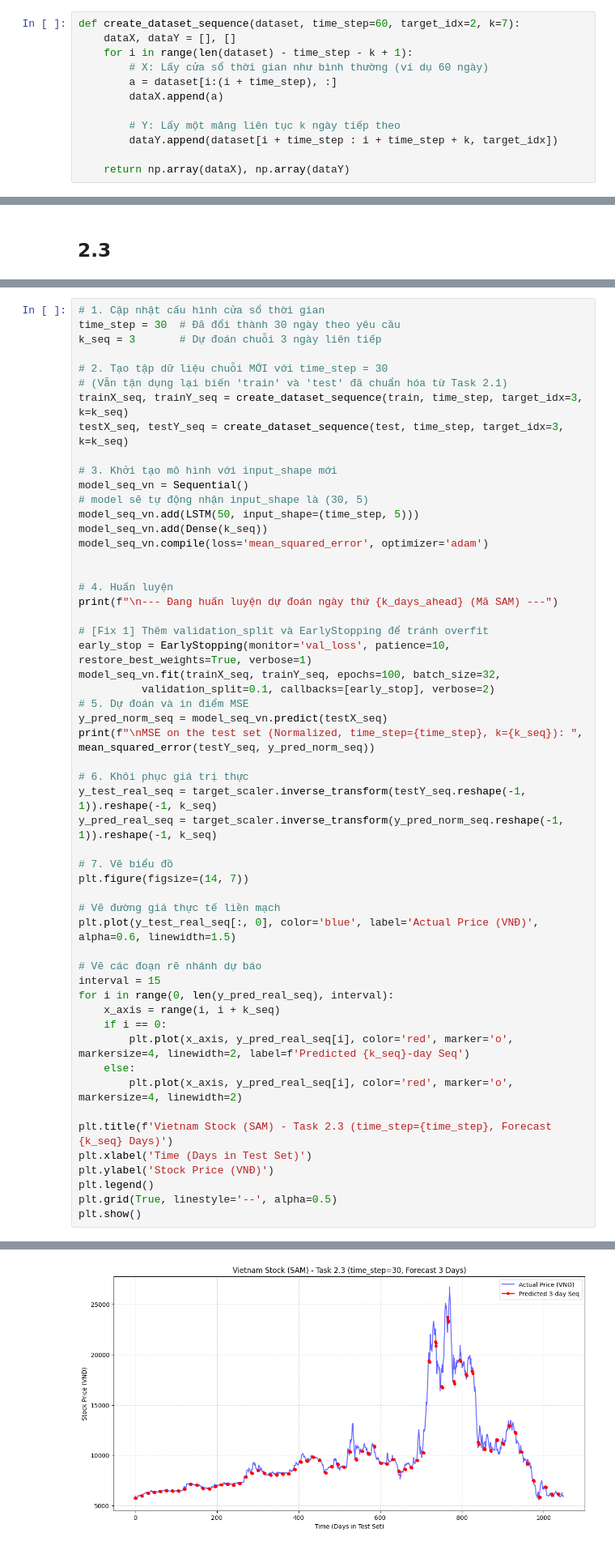
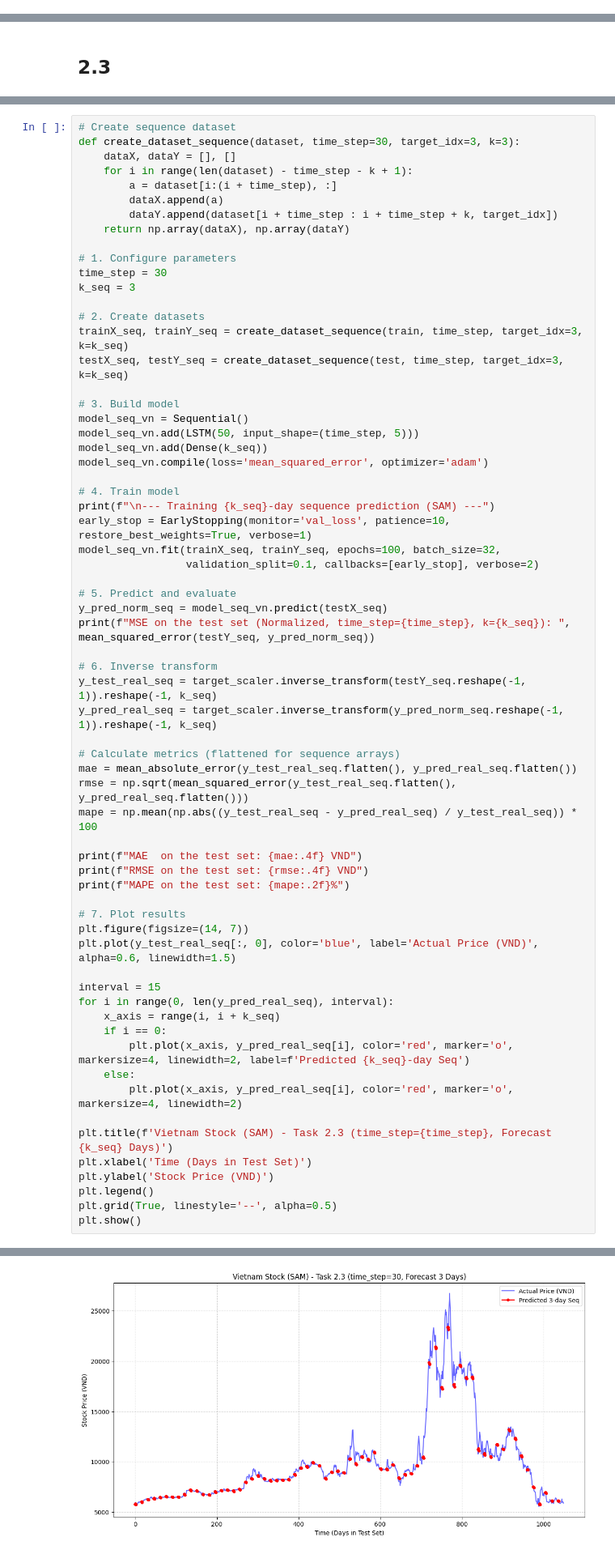
Before and after one commit to hodatisg520/Deep-Learning-Market-Forecasting-Portfolio-Optimization, a Jupyter notebook: Final_project_DL4AI.ipynb, the cells around one changed output, grey strips where cells are left out. Shown at 81% size. Drawn from its saved outputs; the diff is of its cells as text.

```diff
--- a/Final_project_DL4AI.ipynb
+++ b/Final_project_DL4AI.ipynb
@@ -388,13 +358 @@ MAPE on the test set (k=3): 5.35%
-# %%
-def create_dataset_sequence(dataset, time_step=60, target_idx=2, k=7):
-    dataX, dataY = [], []
-    for i in range(len(dataset) - time_step - k + 1):
-        # X: Lấy cửa sổ thời gian như bình thường (ví dụ 60 ngày)
-        a = dataset[i:(i + time_step), :]
-        dataX.append(a)
-
-        # Y: Lấy một mảng liên tục k ngày tiếp theo
-        dataY.append(dataset[i + time_step : i + time_step + k, target_idx])
-
-    return np.array(dataX), np.array(dataY)
 # %%
@@ -730,43 +630,54 @@ def create_dataset_sequence(dataset, time_step=30, target_idx=3, k=3):
 # %%
-# 1. Cập nhật cấu hình cửa sổ thời gian
-time_step = 30  # Đã đổi thành 30 ngày theo yêu cầu
-k_seq = 3       # Dự đoán chuỗi 3 ngày liên tiếp
+# Create sequence dataset
+def create_dataset_sequence(dataset, time_step=30, target_idx=3, k=3):
+    dataX, dataY = [], []
+    for i in range(len(dataset) - time_step - k + 1):
+        a = dataset[i:(i + time_step), :]
+        dataX.append(a)
+        dataY.append(dataset[i + time_step : i + time_step + k, target_idx])
+    return np.array(dataX), np.array(dataY)
 
-# 2. Tạo tập dữ liệu chuỗi MỚI với time_step = 30
-# (Vẫn tận dụng lại biến 'train' và 'test' đã chuẩn hóa từ Task 2.1)
+# 1. Configure parameters
+time_step = 30
+k_seq = 3
+
+# 2. Create datasets
 trainX_seq, trainY_seq = create_dataset_sequence(train, time_step, target_idx=3, k=k_seq)
 testX_seq, testY_seq = create_dataset_sequence(test, time_step, target_idx=3, k=k_seq)
 
-# 3. Khởi tạo mô hình với input_shape mới
+# 3. Build model
 model_seq_vn = Sequential()
-# model sẽ tự động nhận input_shape là (30, 5)
 model_seq_vn.add(LSTM(50, input_shape=(time_step, 5)))
 model_seq_vn.add(Dense(k_seq))
 model_seq_vn.compile(loss='mean_squared_error', optimizer='adam')
 
-
-# 4. Huấn luyện
-print(f"\n--- Đang huấn luyện dự đoán ngày thứ {k_days_ahead} (Mã SAM) ---")
-
-# [Fix 1] Thêm validation_split và EarlyStopping để tránh overfit
+# 4. Train model
+print(f"\n--- Training {k_seq}-day sequence prediction (SAM) ---")
 early_stop = EarlyStopping(monitor='val_loss', patience=10, restore_best_weights=True, verbose=1)
 model_seq_vn.fit(trainX_seq, trainY_seq, epochs=100, batch_size=32,
-          validation_split=0.1, callbacks=[early_stop], verbose=2)
-# 5. Dự đoán và in điểm MSE
+                 validation_split=0.1, callbacks=[early_stop], verbose=2)
+
+# 5. Predict and evaluate
 y_pred_norm_seq = model_seq_vn.predict(testX_seq)
-print(f"\nMSE on the test set (Normalized, time_step={time_step}, k={k_seq}): ", mean_squared_error(testY_seq, y_pred_norm_seq))
+print(f"MSE on the test set (Normalized, time_step={time_step}, k={k_seq}): ", mean_squared_error(testY_seq, y_pred_norm_seq))
 
-# 6. Khôi phục giá trị thực
+# 6. Inverse transform
 y_test_real_seq = target_scaler.inverse_transform(testY_seq.reshape(-1, 1)).reshape(-1, k_seq)
 y_pred_real_seq = target_scaler.inverse_transform(y_pred_norm_seq.reshape(-1, 1)).reshape(-1, k_seq)
 
-# 7. Vẽ biểu đồ
+# Calculate metrics (flattened for sequence arrays)
+mae = mean_absolute_error(y_test_real_seq.flatten(), y_pred_real_seq.flatten())
+rmse = np.sqrt(mean_squared_error(y_test_real_seq.flatten(), y_pred_real_seq.flatten()))
+mape = np.mean(np.abs((y_test_real_seq - y_pred_real_seq) / y_test_real_seq)) * 100
+
+print(f"MAE  on the test set: {mae:.4f} VND")
+print(f"RMSE on the test set: {rmse:.4f} VND")
+print(f"MAPE on the test set: {mape:.2f}%")
+
+# 7. Plot results
 plt.figure(figsize=(14, 7))
+plt.plot(y_test_real_seq[:, 0], color='blue', label='Actual Price (VND)', alpha=0.6, linewidth=1.5)
 
-# Vẽ đường giá thực tế liền mạch
-plt.plot(y_test_real_seq[:, 0], color='blue', label='Actual Price (VNĐ)', alpha=0.6, linewidth=1.5)
-
-# Vẽ các đoạn rẽ nhánh dự báo
 interval = 15
 for i in range(0, len(y_pred_real_seq), interval):
     x_axis = range(i, i + k_seq)
@@ -777,7 +688,7 @@ for i in range(0, len(y_pred_real_seq), interval):
 
 plt.title(f'Vietnam Stock (SAM) - Task 2.3 (time_step={time_step}, Forecast {k_seq} Days)')
 plt.xlabel('Time (Days in Test Set)')
-plt.ylabel('Stock Price (VNĐ)')
+plt.ylabel('Stock Price (VND)')
 plt.legend()
 plt.grid(True, linestyle='--', alpha=0.5)
 plt.show()
@@ -804 +713 @@ MSE on the test set (Normalized, time_step=30, k=3):  0.0004863593203481287
-[figure, old version]
+[figure, new version]
```
Also changed, not shown: parts of 59 cells of this notebook.
